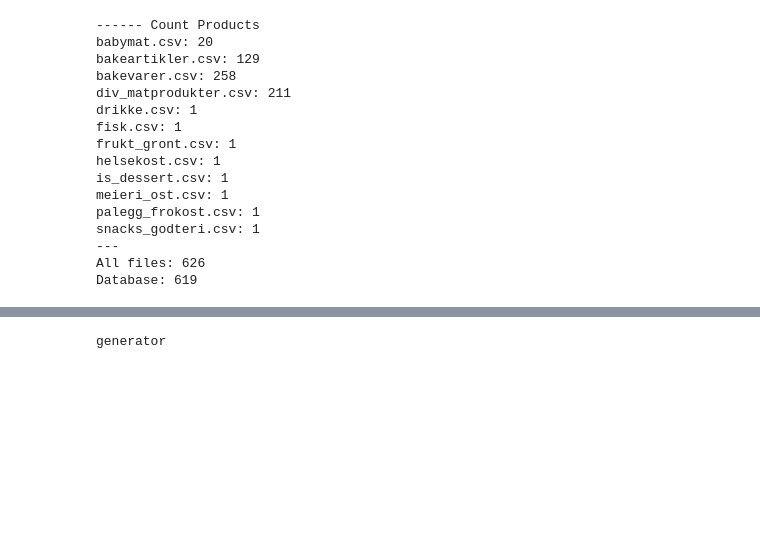
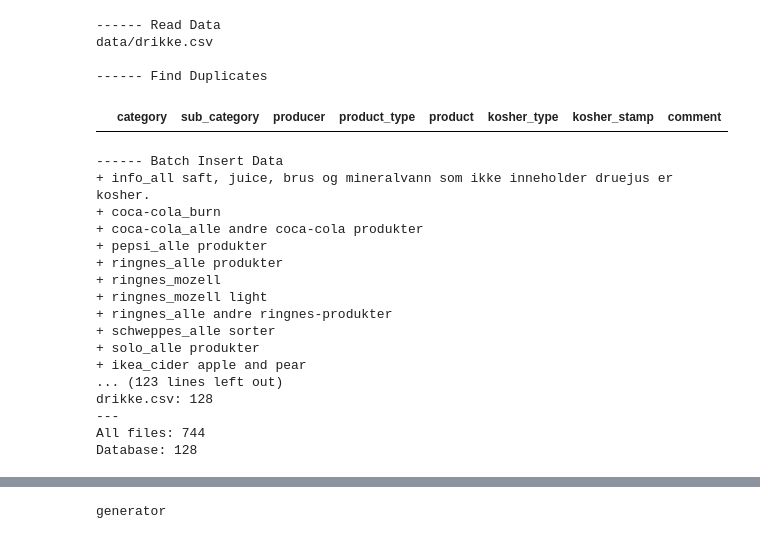
Before and after one commit to michelemendel/kapp, a Jupyter notebook: firebase_kapp_client.ipynb, the cells around one changed output, grey strips where cells are left out. Cells and saved outputs as stored; diff of their text form; code cells hidden in the pictures; blank space fills up the shorter version.

```diff
--- a/firebase_kapp_client.ipynb
+++ b/firebase_kapp_client.ipynb
@@ -45,26 +71,32 @@ Database: 264
 # %%
 # Read and load a single file.
-df = read_data('data/' + csv['div_matprodukter'])
+df = read_data('data/' + csv['drikke'])
 find_duplicates(df)
 insert_data(df)
 count_products()
 # %% [output]
------- Count Products
-babymat.csv: 20
-bakeartikler.csv: 129
-bakevarer.csv: 258
-div_matprodukter.csv: 211
-drikke.csv: 1
-fisk.csv: 1
-frukt_gront.csv: 1
-helsekost.csv: 1
-is_dessert.csv: 1
-meieri_ost.csv: 1
-palegg_frokost.csv: 1
-snacks_godteri.csv: 1
----
-All files: 626
-Database: 619
+------ Read Data
+data/drikke.csv
+
+------ Find Duplicates
+|  | category | sub_category | producer | product_type | product | kosher_type | kosher_stamp | comment |
+------ Batch Insert Data
++ info_all saft, juice, brus og mineralvann som ikke inneholder druejus er kosher.
++ coca-cola_burn
++ coca-cola_alle andre coca-cola produkter
++ pepsi_alle produkter
++ ringnes_alle produkter
++ ringnes_mozell
++ ringnes_mozell light
++ ringnes_alle andre ringnes-produkter
++ schweppes_alle sorter
++ solo_alle produkter
++ ikea_cider apple and pear
+... (123 lines left out)
+drikke.csv: 128
+---
+All files: 744
+Database: 128
 # %%
 def read_data(csv_file):
     """
```
Also changed, not shown: parts of 8 cells of this notebook, 5 other files.
